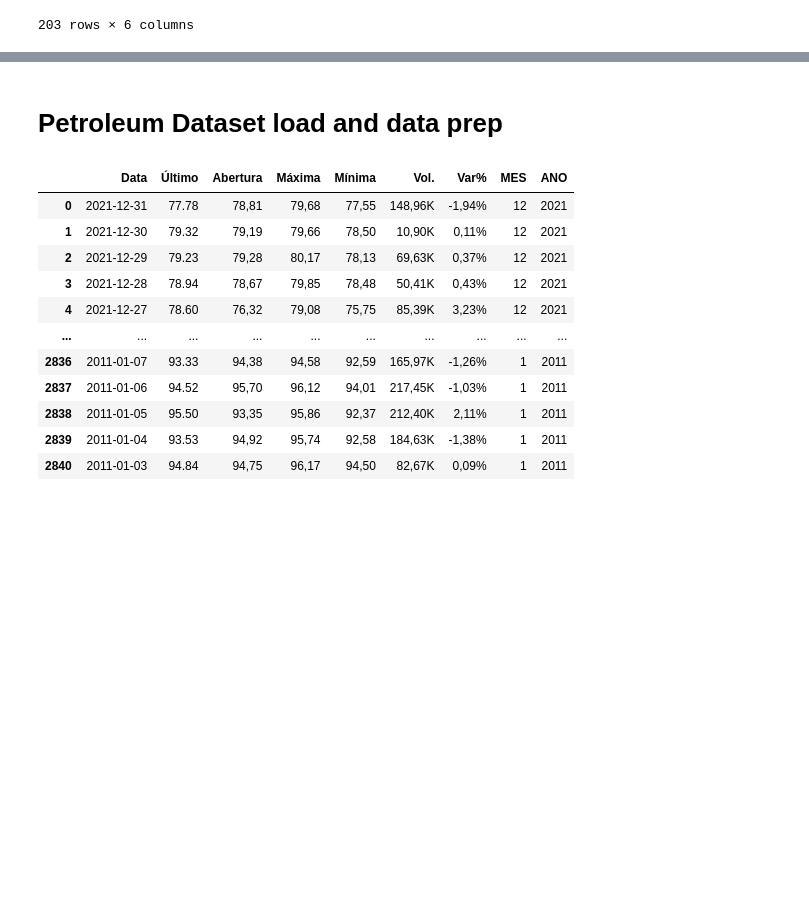
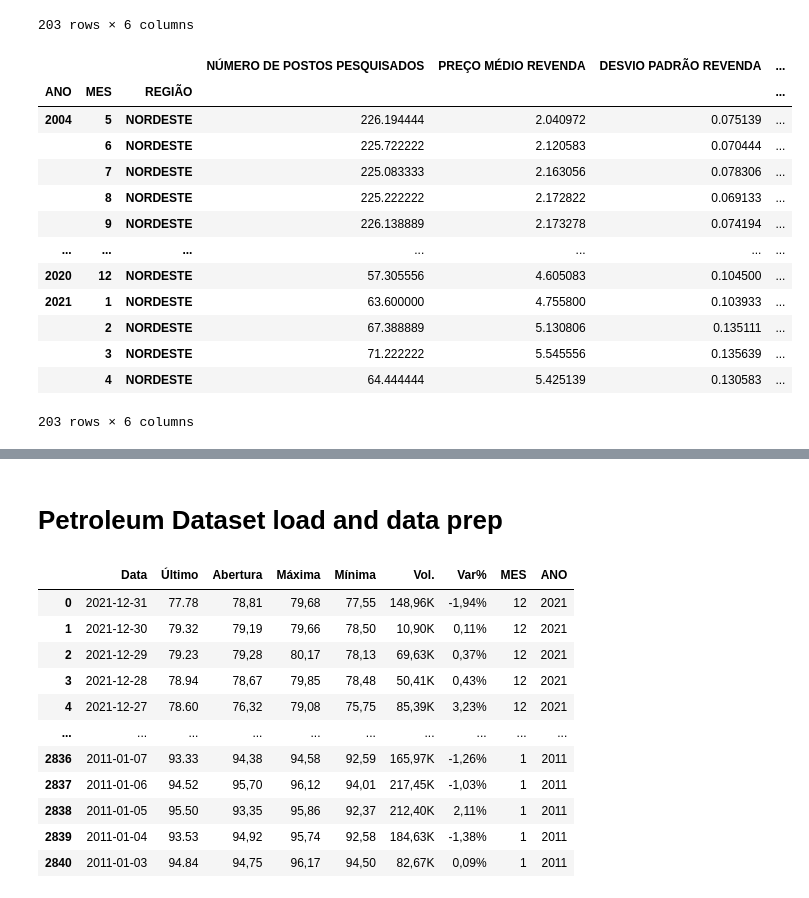
Before and after one commit to oliveira-chr/Gasolina-Petroleo-Dataset, a Jupyter notebook: jupiter/project.ipynb, the cells around one changed output, grey strips where cells are left out. Drawn from its saved outputs; the diff is of its cells as text; code cells hidden in the pictures; blank space fills up the shorter version.

Commit message:
creating a dataset for each region

```diff
--- a/jupiter/project.ipynb
+++ b/jupiter/project.ipynb
@@ -46,8 +17,7 @@ dtype: object
 # %%
-
-isRegion = dfGas['REGIÃO']=="CENTRO OESTE"
-dfGas = dfGas[isRegion]
-dfGasGroup = dfGas.groupby(by=['ANO', 'MES', 'REGIÃO']).mean()
+region_centro_oeste = dfGas['REGIÃO']=="CENTRO OESTE"
+dfGasGG = dfGas[region_centro_oeste]
+dfGasGroup = dfGasGG.groupby(by=['ANO', 'MES', 'REGIÃO']).mean()
 #dfGasGroup = dfGasGroup.drop(['REGIÃO'], axis=1)
 dfGasGroup
 # %% [output]
@@ -65,3 +35,24 @@ dfGasGroup
 |  | 3 | CENTRO OESTE | 69.0625 | 5.652687 | 0.155812 | ... |
 |  | 4 | CENTRO OESTE | 73.5000 | 5.574438 | 0.162000 | ... |
 203 rows × 6 columns
+# %%
+region_nordeste = dfGas['REGIÃO']=="NORDESTE"
+dfGas_nord = dfGas[region_nordeste]
+dfGasGroup_nord = dfGas_nord.groupby(by=['ANO', 'MES', 'REGIÃO']).mean()
+#dfGasGroup = dfGasGroup.drop(['REGIÃO'], axis=1)
+dfGasGroup_nord
+# %% [output]
+|  |  |  | NÚMERO DE POSTOS PESQUISADOS | PREÇO MÉDIO REVENDA | DESVIO PADRÃO REVENDA | ... |
+| ANO | MES | REGIÃO |  |  |  | ... |
+| 2004 | 5 | NORDESTE | 226.194444 | 2.040972 | 0.075139 | ... |
+|  | 6 | NORDESTE | 225.722222 | 2.120583 | 0.070444 | ... |
+|  | 7 | NORDESTE | 225.083333 | 2.163056 | 0.078306 | ... |
+|  | 8 | NORDESTE | 225.222222 | 2.172822 | 0.069133 | ... |
+|  | 9 | NORDESTE | 226.138889 | 2.173278 | 0.074194 | ... |
+| ... | ... | ... | ... | ... | ... | ... |
+| 2020 | 12 | NORDESTE | 57.305556 | 4.605083 | 0.104500 | ... |
+| 2021 | 1 | NORDESTE | 63.600000 | 4.755800 | 0.103933 | ... |
+|  | 2 | NORDESTE | 67.388889 | 5.130806 | 0.135111 | ... |
+|  | 3 | NORDESTE | 71.222222 | 5.545556 | 0.135639 | ... |
+|  | 4 | NORDESTE | 64.444444 | 5.425139 | 0.130583 | ... |
+203 rows × 6 columns
```
Also changed, not shown: parts of 9 cells of this notebook.
